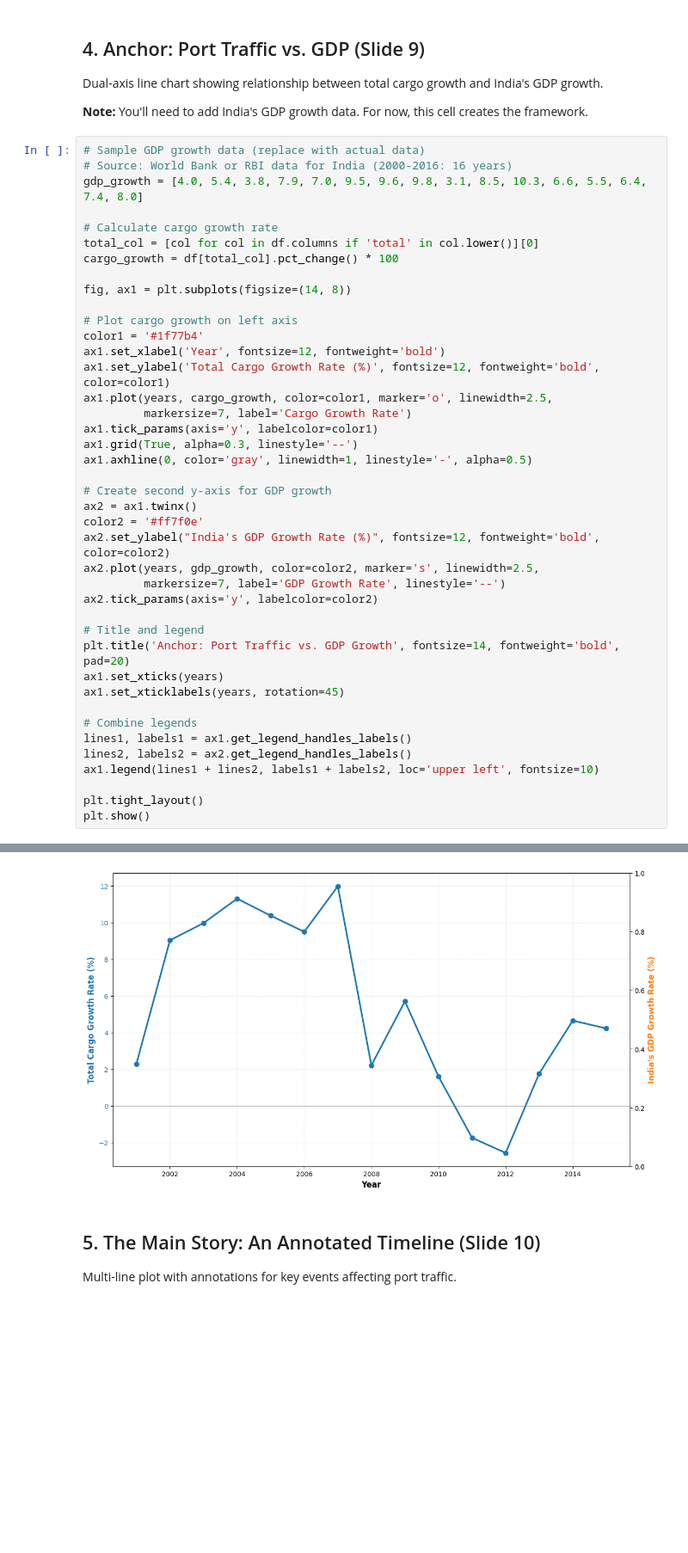
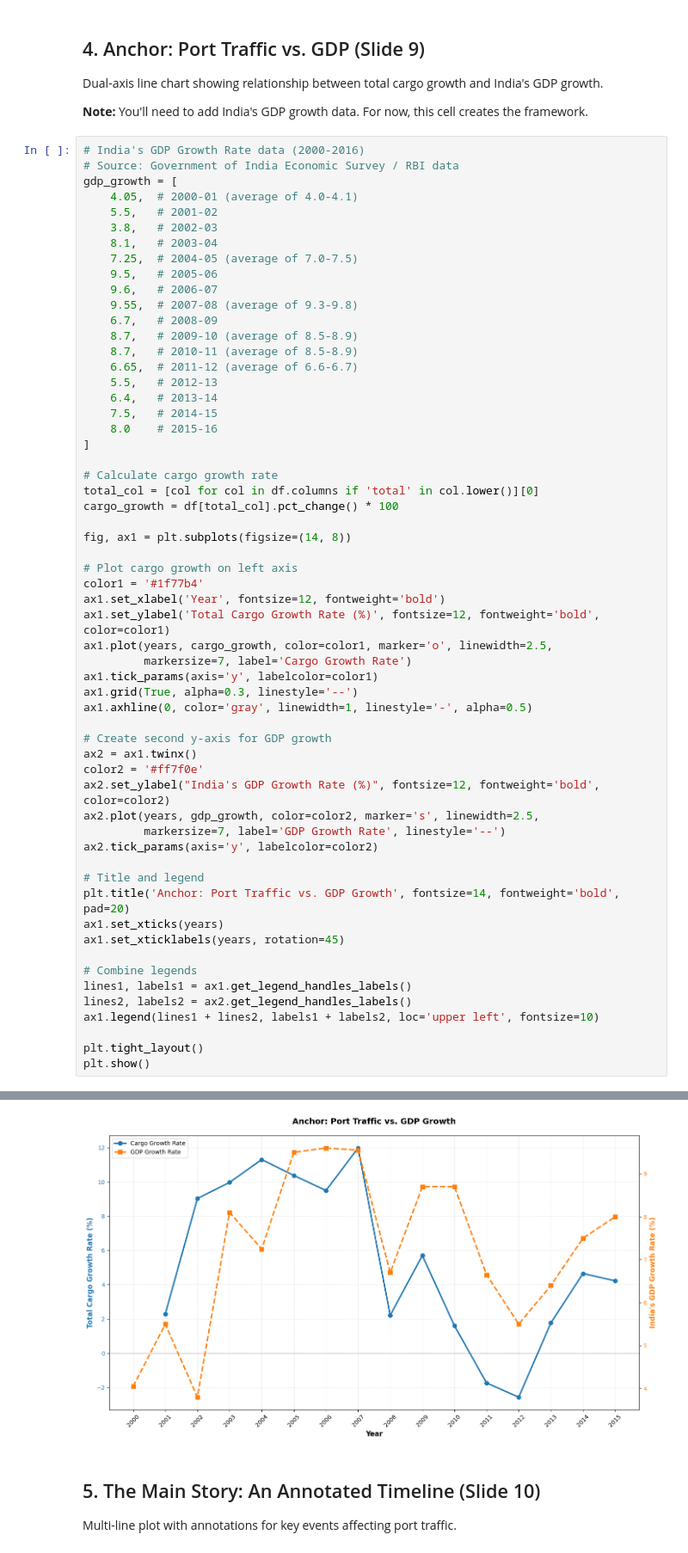
Before and after one commit to sarthak-somani/stats-project, a Jupyter notebook: slide-level-charts.ipynb, the cells around one changed output, grey strips where cells are left out. Shown at 86% size. Drawn from its saved outputs; the diff is of its cells as text; blank space fills up the shorter version.

Commit message:
Generated most of the visualisations

```diff
--- a/slide-level-charts.ipynb
+++ b/slide-level-charts.ipynb
@@ -123,9 +298,26 @@ Dual-axis line chart showing relationship between total cargo growth and India's
 
 **Note:** You'll need to add India's GDP growth data. For now, this cell creates the framework.
 # %%
-# Sample GDP growth data (replace with actual data)
-# Source: World Bank or RBI data for India (2000-2016: 16 years)
-gdp_growth = [4.0, 5.4, 3.8, 7.9, 7.0, 9.5, 9.6, 9.8, 3.1, 8.5, 10.3, 6.6, 5.5, 6.4, 7.4, 8.0]
+# India's GDP Growth Rate data (2000-2016)
+# Source: Government of India Economic Survey / RBI data
+gdp_growth = [
+    4.05,  # 2000-01 (average of 4.0-4.1)
+    5.5,   # 2001-02
+    3.8,   # 2002-03
+    8.1,   # 2003-04
+    7.25,  # 2004-05 (average of 7.0-7.5)
+    9.5,   # 2005-06
+    9.6,   # 2006-07
+    9.55,  # 2007-08 (average of 9.3-9.8)
+    6.7,   # 2008-09
+    8.7,   # 2009-10 (average of 8.5-8.9)
+    8.7,   # 2010-11 (average of 8.5-8.9)
+    6.65,  # 2011-12 (average of 6.6-6.7)
+    5.5,   # 2012-13
+    6.4,   # 2013-14
+    7.5,   # 2014-15
+    8.0    # 2015-16
+]
 
 # Calculate cargo growth rate
 total_col = [col for col in df.columns if 'total' in col.lower()][0]
@@ -168,4 +359,4 @@ ValueError: x and y must have same first dimension, but have shapes (16,) and (1
-[figure, old version]
+[figure, new version]
 # %% [markdown]
 ## 5. The Main Story: An Annotated Timeline (Slide 10)
 
```
Also changed, not shown: parts of 19 cells of this notebook.
